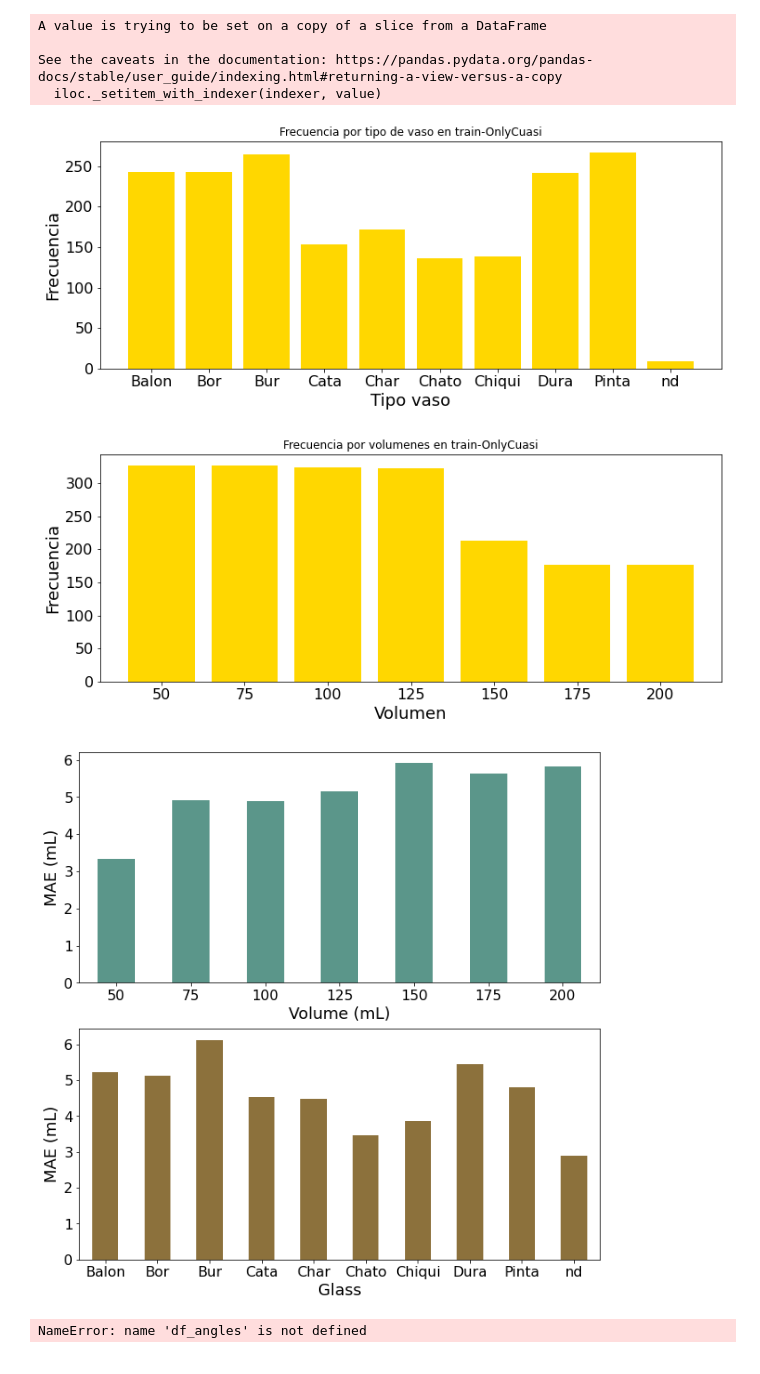
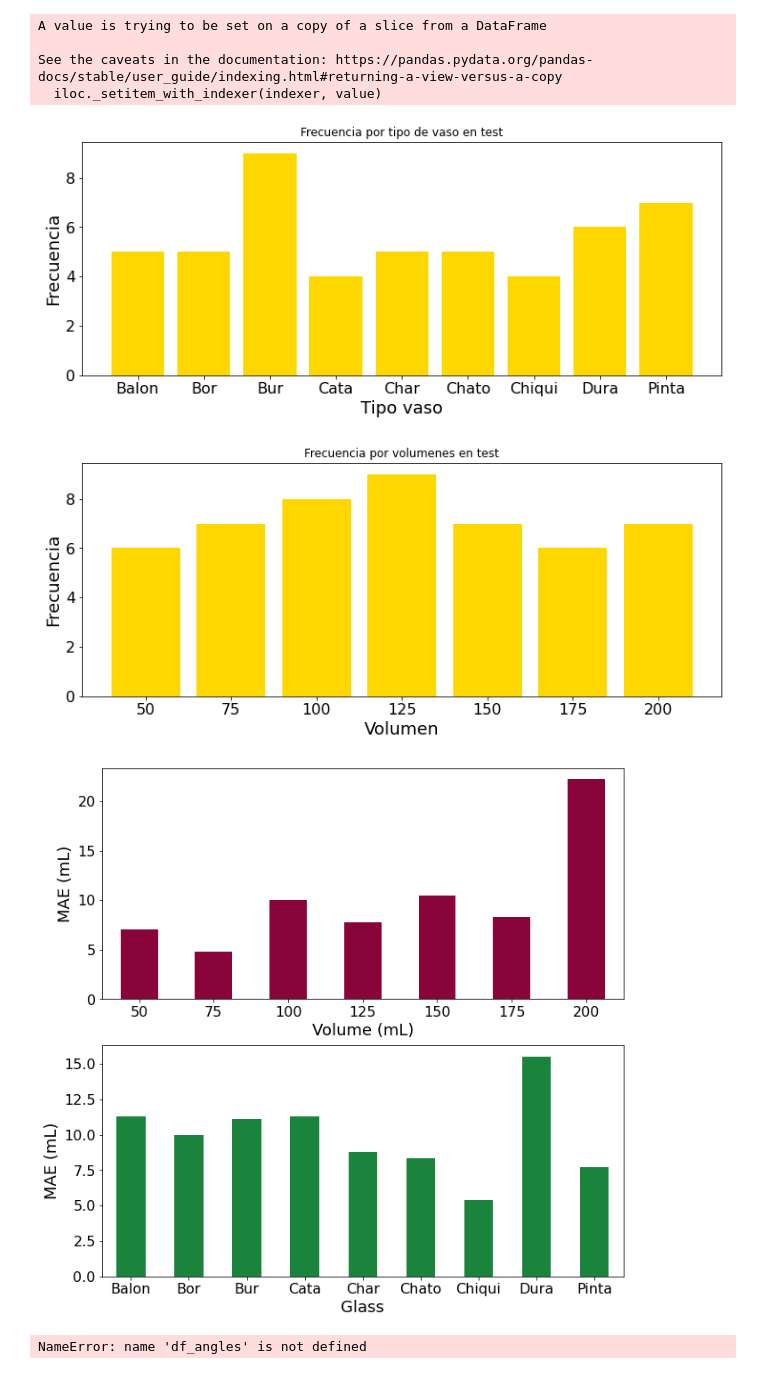
Before and after one commit to Pablo-Izquierdo/BrainGut-WineUp, a Jupyter notebook: notebooks/4.1.-CuasiVol_BarPlots.ipynb, the cells around one changed output. Cells and saved outputs as stored; diff of their text form; code cells hidden in the pictures.

Commit message:
Results model 4, only cuasiREales

```diff
--- a/notebooks/4.1.-CuasiVol_BarPlots.ipynb
+++ b/notebooks/4.1.-CuasiVol_BarPlots.ipynb
@@ -19,7 +19,7 @@ from imgclas.visualization.integrated_gradients import IntegratedGradients
 from imgclas.visualization.visual_backprop import VisualBackprop
 
 # User parameters to set
-TIMESTAMP = '2022-09-16_19epochs_4batch'                       # timestamp of the model
+TIMESTAMP = '2022-09-20_OnlyCuasi'                       # timestamp of the model
 MODEL_NAME = 'final_model.h5'                           # model to use to make the prediction
 TOP_K = 2                                               # number of top classes predictions to save
 
@@ -36,7 +50,7 @@ model = load_model(os.path.join(paths.get_checkpoints_dir(), MODEL_NAME), custom
 # %%
 import pandas as pd
 # Load back the predictions
-SPLIT_NAME='train-OnlyCuasi'
+SPLIT_NAME='test'
 pred_path = os.path.join(paths.get_predictions_dir(), '{}+{}.json'.format(MODEL_NAME, SPLIT_NAME, TOP_K))
 with open(pred_path) as f:
     pred_dict = json.load(f)
@@ -101,7 +115,7 @@ ax.tick_params(axis='both', which='major', labelsize=16)
 
 plt.show()
 # %% [output]
-[figure, old version]
+[figure, new version]
 # %%
 import collections
 c = collections.Counter(df_pred.vol)
@@ -128,7 +142,7 @@ ax.tick_params(axis='both', which='major', labelsize=16)
 
 plt.show()
 # %% [output]
-[figure, old version]
+[figure, new version]
 # %%
 df_pred['vol']=df_pred.vol.astype(int)
 df_pred['rel_error']=df_pred.abs_error/df_pred.vol
@@ -144,23 +158,25 @@ df_glasses=df_pred.groupby(['glass'], as_index=False)['abs_error'].mean()
 # %%
 # volumenes en los que se comete un mayor error
 
 figsize = 3.5
 
 fig, axs = plt.subplots(2, 1, figsize=(figsize*3, figsize*3))
 
-df_vols.plot.bar(x='vol', y='abs_error', ax=axs[0], color=['#5b968a'], legend=None) # '#8a043c'
+df_vols.plot.bar(x='vol', y='abs_error', ax=axs[0], color=['#8a043c'], legend=None) # test '#8a043c'
+# train '#5b968a'
 axs[0].set_xlabel('Volume (mL)', fontsize=18)
 axs[0].set_ylabel('MAE (mL)', fontsize=18)
 axs[0].tick_params(axis='x', rotation=0)
 axs[0].tick_params(axis='both', which='major', labelsize=16)
 
-df_glasses.plot.bar(x='glass', y='abs_error', ax=axs[1], color=['#8c713c'], legend=None) # #1b843c
+df_glasses.plot.bar(x='glass', y='abs_error', ax=axs[1], color=['#1b843c'], legend=None) # test '#1b843c'
+# train '#8c713c'
 axs[1].set_xlabel('Glass', fontsize=18)
 axs[1].set_ylabel('MAE (mL)', fontsize=18)
 axs[1].tick_params(axis='x', rotation=0)
 axs[1].tick_params(axis='both', which='major', labelsize=16)
 # %% [output]
-[figure, old version]
+[figure, new version]
 # %%
 custom_dict = {'inf': 0, 'cen': 1, 'sup1': 2, 'sup': 3}
 df_angles=df_angles.sort_values(by=['angle'], key=lambda x: x.map(custom_dict))
```
Also changed, not shown: parts of 2 cells of this notebook, 6 other files.
